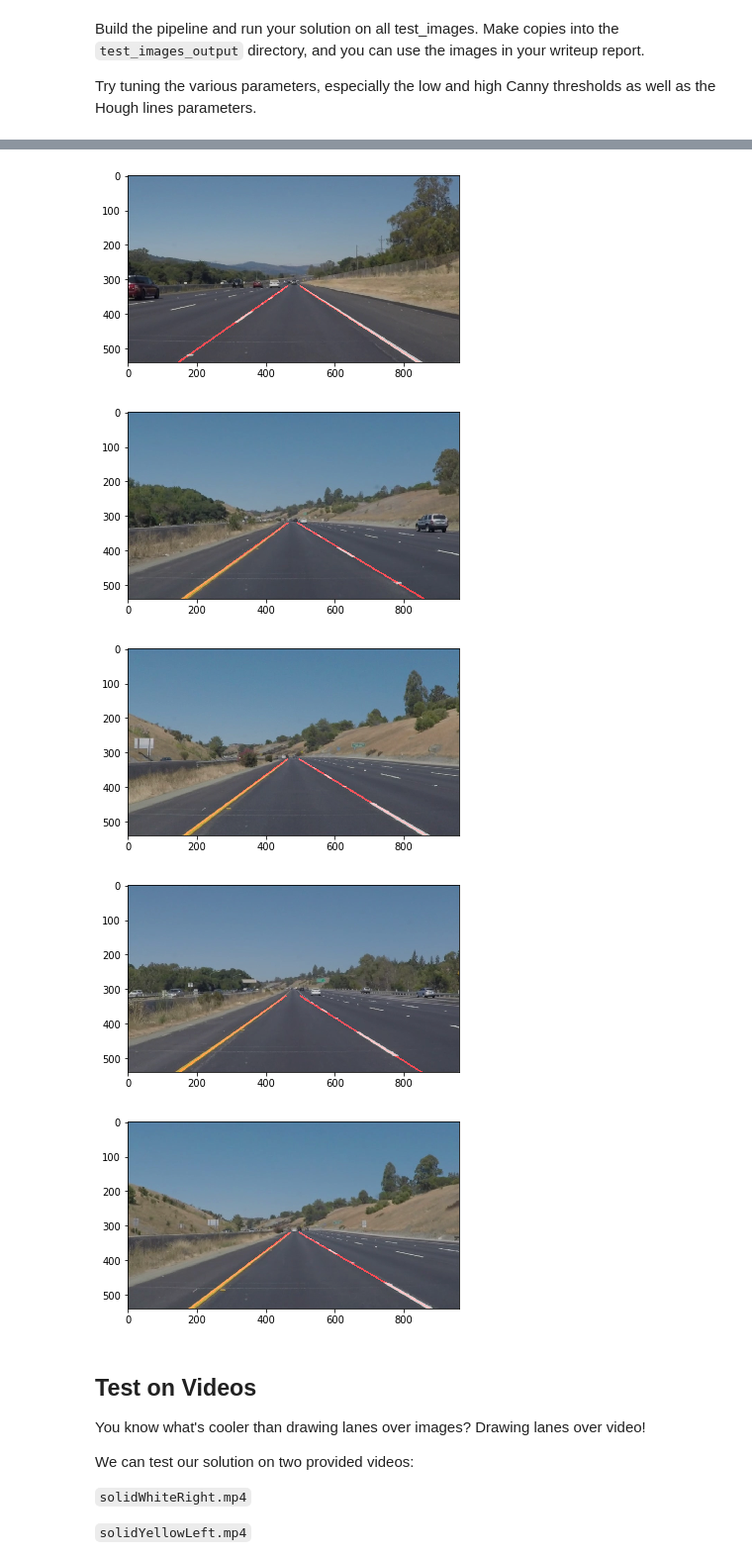
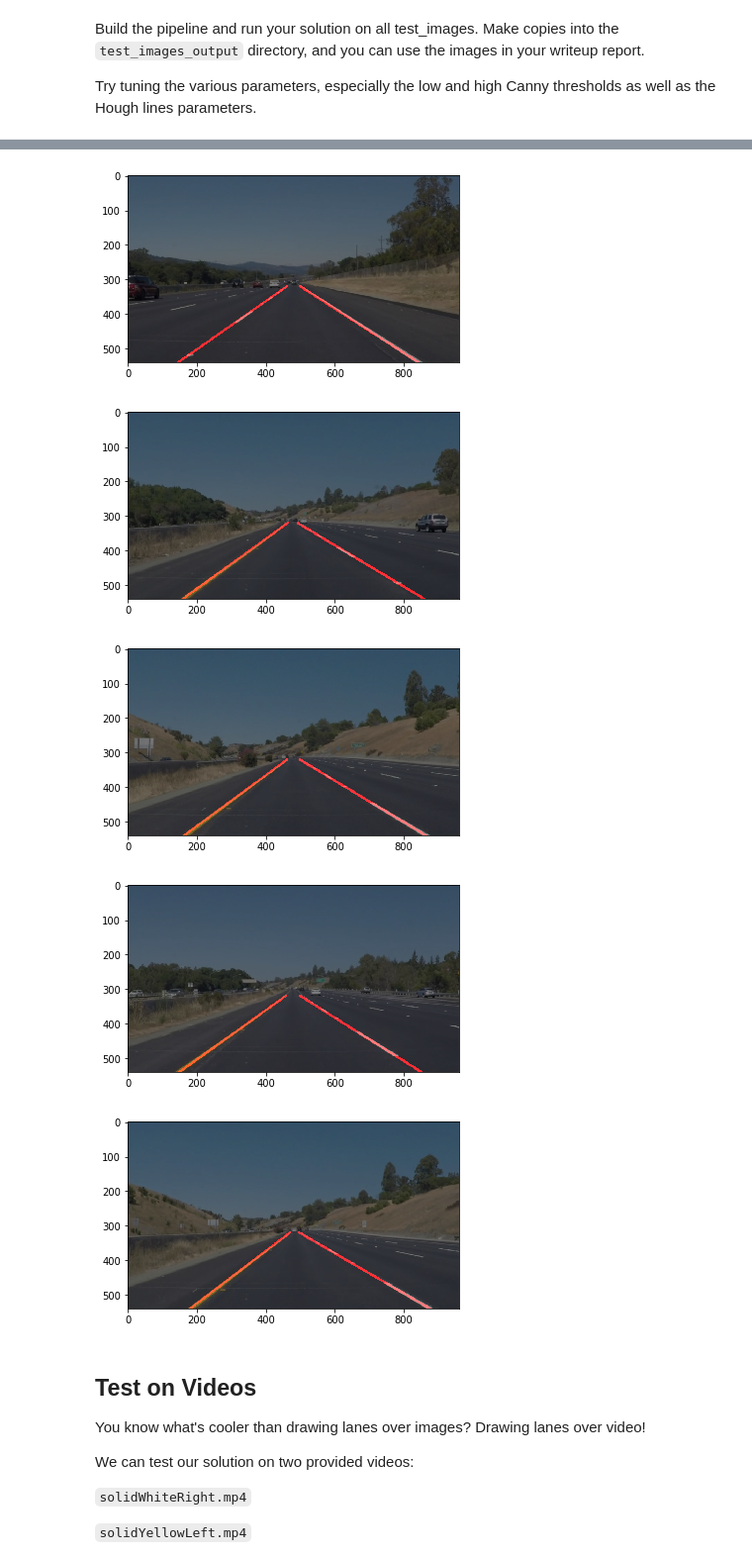
Before and after one commit to ciju/CarND-LaneLines-P1, a Jupyter notebook: P1.ipynb, the cells around one changed output, grey strips where cells are left out. Shown: that part at 99% size. Drawn from its saved outputs; the diff is of its cells as text; code cells hidden in the pictures.

```diff
--- a/P1.ipynb
+++ b/P1.ipynb
@@ -307,7 +308,7 @@ def pipeline(image):
     )
     clipped_edges_gray_img = region_of_interest(edges_blur_gray_img, vertices)
     hough_lines_img = hough_lines(clipped_edges_gray_img, 2, np.pi/180, 80, 40, 20)
-    return weighted_img(hough_lines_img, image)
+    return weighted_img(hough_lines_img, image, α=0.5, β=1.)
 
 for imgPath in images[:]:
     plt.figure()
@@ -320,8 +321,8 @@ for imgPath in images[:]:
-[figure, old version]
+[figure, new version]
-[figure, old version]
+[figure, new version]
-[figure, old version]
+[figure, new version]
-[figure, old version]
+[figure, new version]
-[figure, old version]
+[figure, new version]
 # %% [markdown]
 ## Test on Videos
 
```
Also changed, not shown: parts of 6 cells of this notebook.
